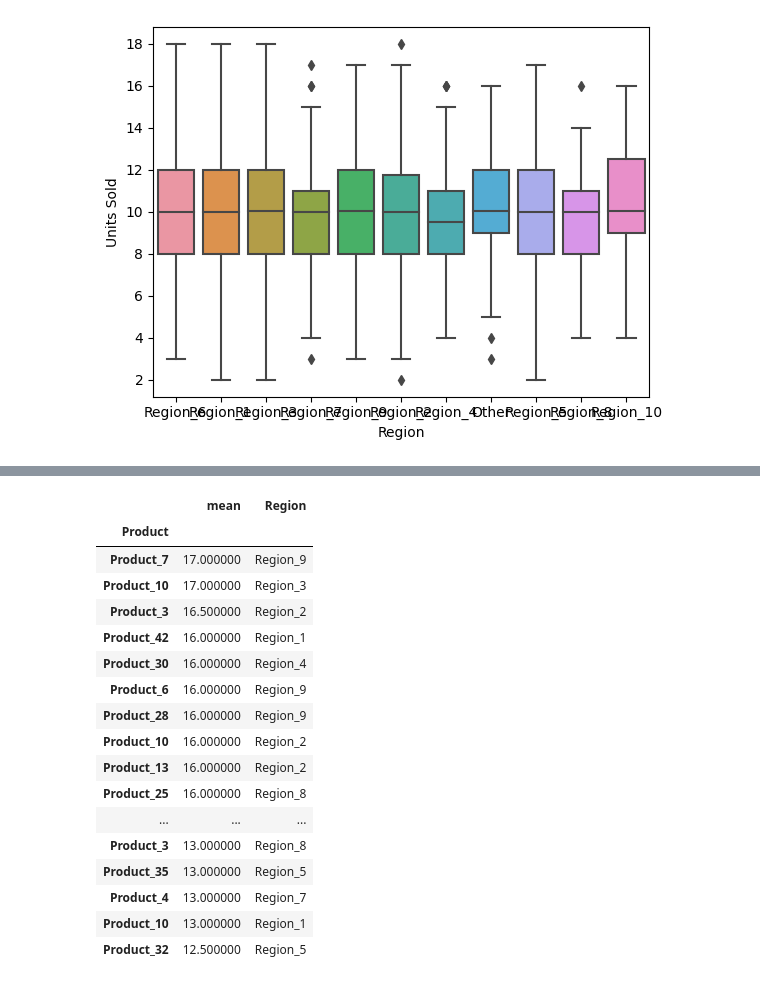
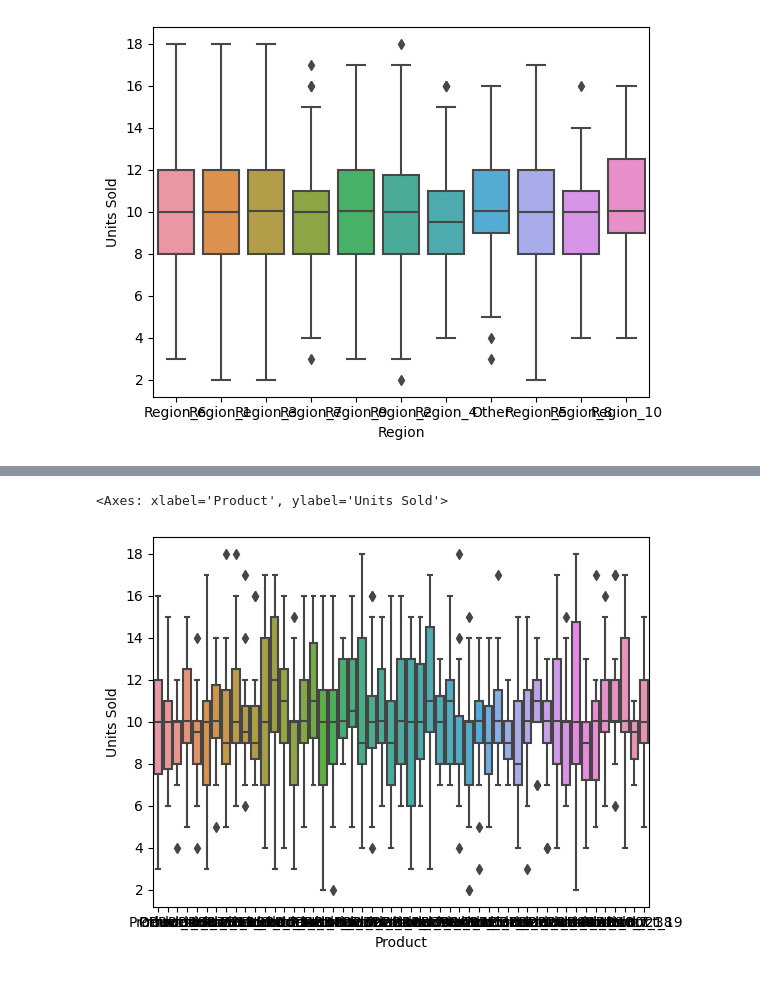
Before and after one commit to CodyDong/schulich_data_science, a Jupyter notebook: assignment1.ipynb, the cells around one changed output, grey strips where cells are left out. Drawn from its saved outputs; the diff is of its cells as text; code cells hidden in the pictures.

```diff
--- a/assignment1.ipynb
+++ b/assignment1.ipynb
@@ -130,6 +98,3 @@ Units Sold    12
 Sale Date     12
 dtype: int64
 [figure]
-# %%
-df.drop(df[df['Price'] > 1000].index, inplace = True)
-sns.boxplot(df['Price'])
@@ -223,21 +124,5 @@ group_by_region = pd.concat([df_region1,df_region2,df_region3,df_region4,df_regi
-# %%
-group_by_region.sort_values('mean', ascending = False)
-# %% [output]
-|  | mean | Region |
-| Product |  |  |
-| Product_7 | 17.000000 | Region_9 |
-| Product_10 | 17.000000 | Region_3 |
-| Product_3 | 16.500000 | Region_2 |
-| Product_42 | 16.000000 | Region_1 |
-| Product_30 | 16.000000 | Region_4 |
-| Product_6 | 16.000000 | Region_9 |
-| Product_28 | 16.000000 | Region_9 |
-| Product_10 | 16.000000 | Region_2 |
-| Product_13 | 16.000000 | Region_2 |
-| Product_25 | 16.000000 | Region_8 |
-| ... | ... | ... |
-| Product_3 | 13.000000 | Region_8 |
-| Product_35 | 13.000000 | Region_5 |
-| Product_4 | 13.000000 | Region_7 |
-| Product_10 | 13.000000 | Region_1 |
-| Product_32 | 12.500000 | Region_5 |
+# %%
+sns.boxplot(x='Product', y='Units Sold', data =df)
+# %% [output]
+<Axes: xlabel='Product', ylabel='Units Sold'>
+[figure, added]
```
Also changed, not shown: parts of 12 cells of this notebook.
